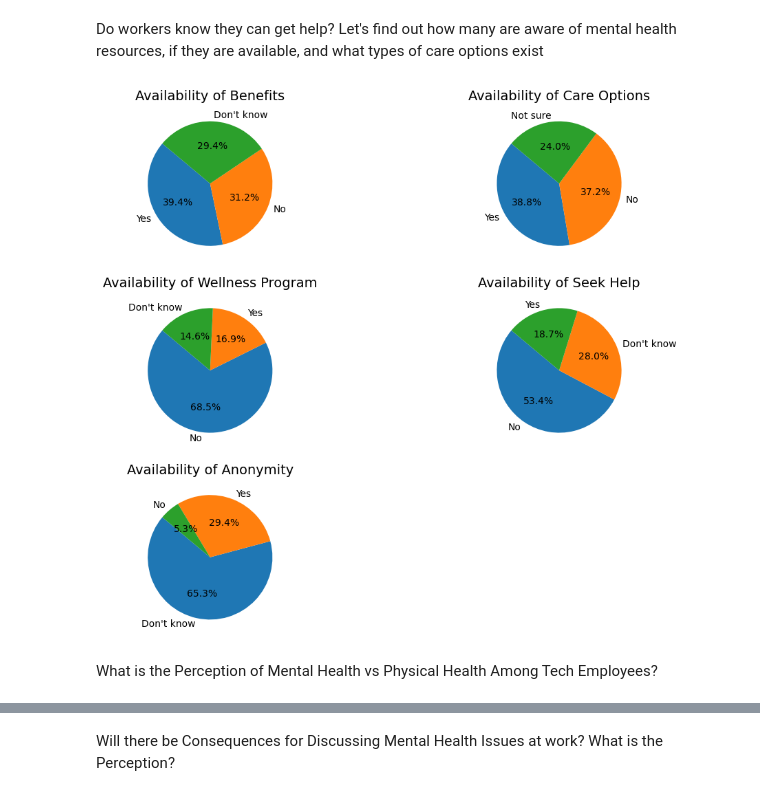
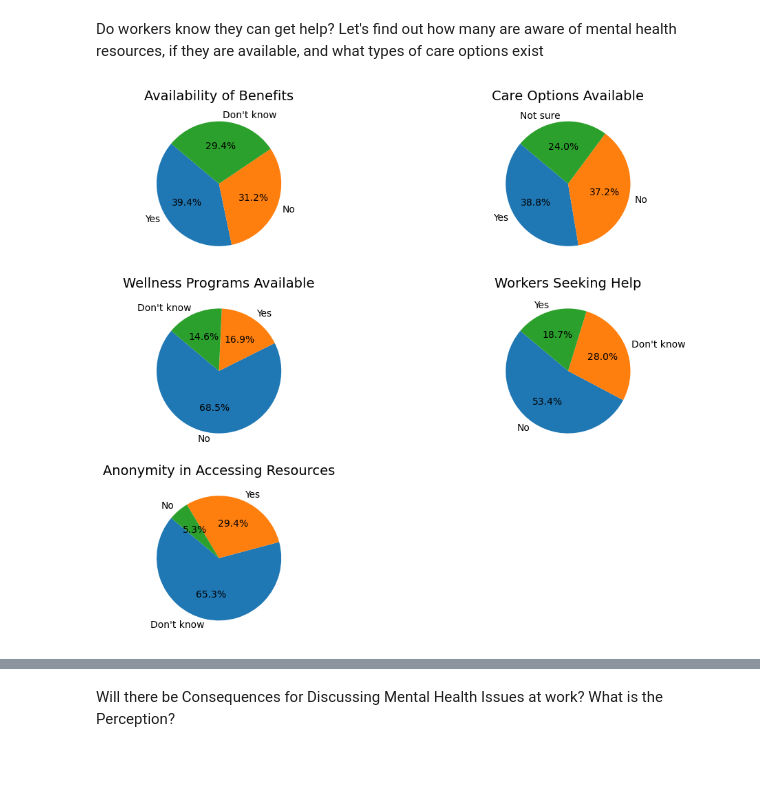
Before and after one commit to CaptDon71/Project-1-Research-Presentation, a Jupyter notebook: data_visualization.ipynb, the cells around one changed output, grey strips where cells are left out. Saved outputs shown, nothing was run; the diff lists cells and outputs as text; code cells hidden in the pictures; blank space fills up the shorter version.

```diff
--- a/data_visualization.ipynb
+++ b/data_visualization.ipynb
@@ -56,24 +65,47 @@ Do workers know they can get help? Let's find out how many are aware of mental h
 # %%
 # Drop NaN values in the following columns to clean data
 resource_columns = ['benefits', 'care_options', 'wellness_program', 'seek_help', 'anonymity']
 tech_employees_df = tech_employees_df.dropna(subset=resource_columns)
 
 # Get value counts for each resource-related question
 resource_availability = {column: tech_employees_df[column].value_counts() for column in resource_columns}
 
 # Plotting the availability of mental health resources using subplots
 fig, axes = plt.subplots(nrows=3, ncols=2, figsize=(12, 10))
 axes = axes.flatten()  # Flatten for easier indexing
 
-# Create pie charts for each resource question
-for i, (column, counts) in enumerate(resource_availability.items()):
-    axes[i].pie(counts, labels=counts.index, autopct='%1.1f%%', startangle=140)
-    axes[i].set_title(f'Availability of {column.replace("_", " ").title()}', fontsize=14)
-# Remove empty subplots if any
+# Manually create pie charts for each resource question using the looped data
 
+# Pie chart 1 (benefits)
+counts_1 = resource_availability['benefits']  # Data from the loop
+axes[0].pie(counts_1, labels=counts_1.index, autopct='%1.1f%%', startangle=140)
+axes[0].set_title('Availability of Benefits', fontsize=14)
+
+# Pie chart 2 (care_options)
+counts_2 = resource_availability['care_options']  # Data from the loop
+axes[1].pie(counts_2, labels=counts_2.index, autopct='%1.1f%%', startangle=140)
+axes[1].set_title('Care Options Available', fontsize=14)
+
+# Pie chart 3 (wellness_program)
+counts_3 = resource_availability['wellness_program']  # Data from the loop
+axes[2].pie(counts_3, labels=counts_3.index, autopct='%1.1f%%', startangle=140)
+axes[2].set_title('Wellness Programs Available', fontsize=14)
+
+# Pie chart 4 (seek_help)
+counts_4 = resource_availability['seek_help']  # Data from the loop
+axes[3].pie(counts_4, labels=counts_4.index, autopct='%1.1f%%', startangle=140)
+axes[3].set_title('Workers Seeking Help', fontsize=14)
+
+# Pie chart 5 (anonymity)
+counts_5 = resource_availability['anonymity']  # Data from the loop
+axes[4].pie(counts_5, labels=counts_5.index, autopct='%1.1f%%', startangle=140)
+axes[4].set_title('Anonymity in Accessing Resources', fontsize=14)
+
+# Remove the empty subplot (6th one)
 fig.delaxes(axes[5])
+
+
+# Display the plot
 plt.show()
 # %% [output]
-[figure, old version]
+[figure, new version]
-# %% [markdown]
-What is the Perception of Mental Health vs Physical Health Among Tech Employees?
```
Also changed, not shown: parts of 4 cells of this notebook.
